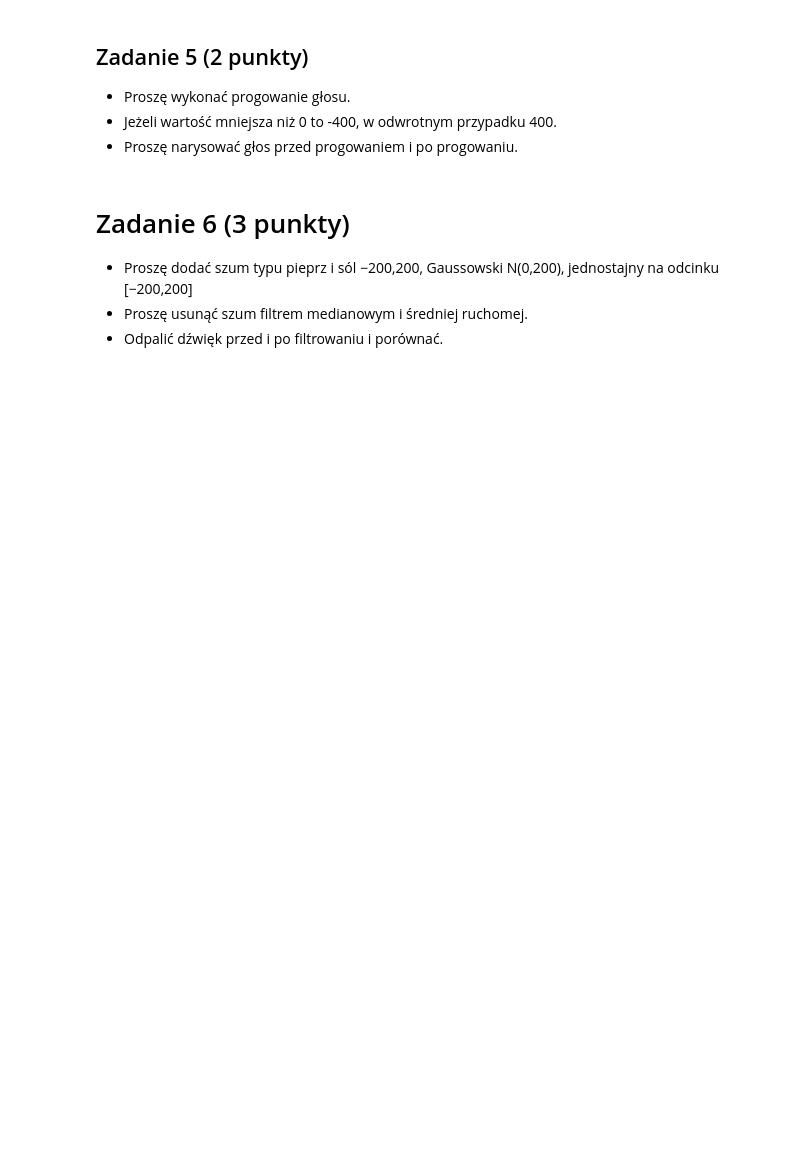
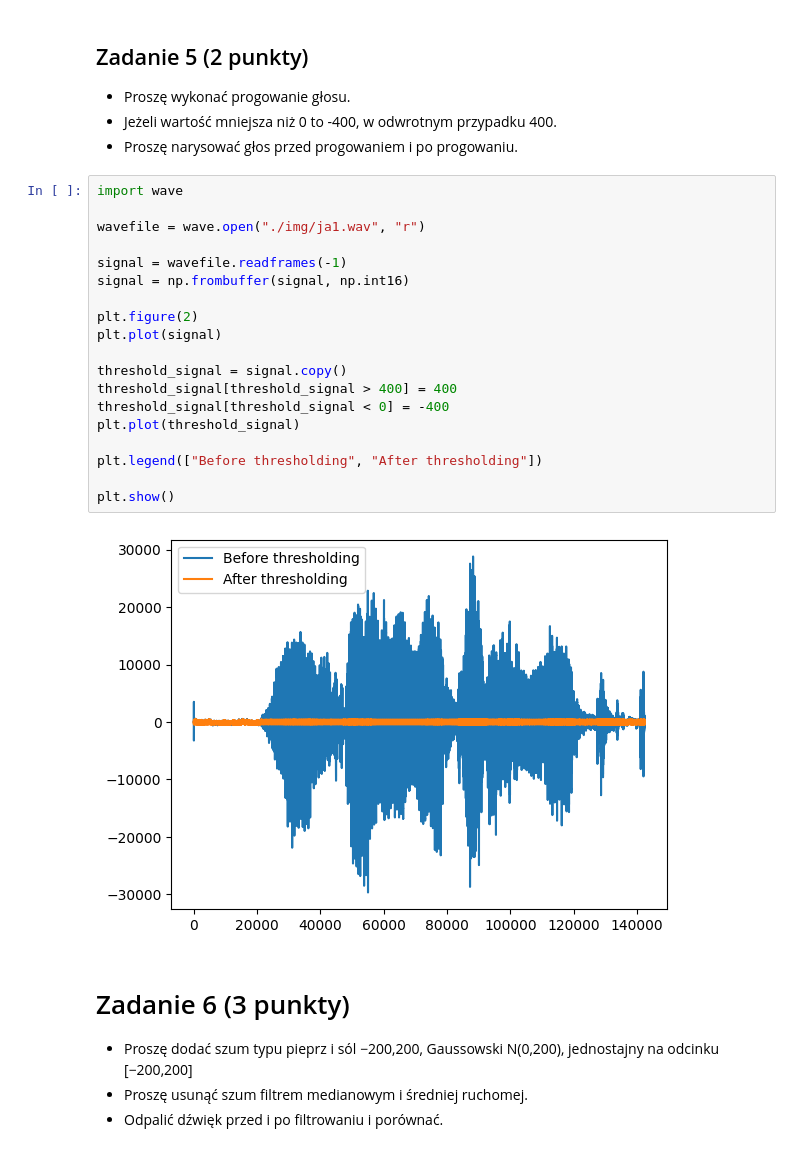
Before and after one commit to tomek0123456789/PGiM, a Jupyter notebook: exercises/PGiM_Z11.ipynb, the cells around one changed output. Cells and saved outputs as stored; diff of their text form; blank space fills up the shorter version.

```diff
--- a/exercises/PGiM_Z11.ipynb
+++ b/exercises/PGiM_Z11.ipynb
@@ -30,6 +55,27 @@ Proszę narysować głos: https://raw.githubusercontent.com/przem85/PGiM/master/
   * Proszę wykonać progowanie głosu.
   * Jeżeli wartość mniejsza niż 0 to -400, w odwrotnym przypadku 400.
   * Proszę narysować głos przed progowaniem i po progowaniu.
+# %%
+import wave
+
+wavefile = wave.open("./img/ja1.wav", "r")
+
+signal = wavefile.readframes(-1)
+signal = np.frombuffer(signal, np.int16)
+
+plt.figure(2)
+plt.plot(signal)
+
+threshold_signal = signal.copy()
+threshold_signal[threshold_signal > 400] = 400
+threshold_signal[threshold_signal < 0] = -400
+plt.plot(threshold_signal)
+
+plt.legend(["Before thresholding", "After thresholding"])
+
+plt.show()
+# %% [output]
+[figure, added]
 # %% [markdown]
 # Zadanie 6 (3 punkty)
 
```
Also changed, not shown: parts of 4 cells of this notebook, 1 other file.
